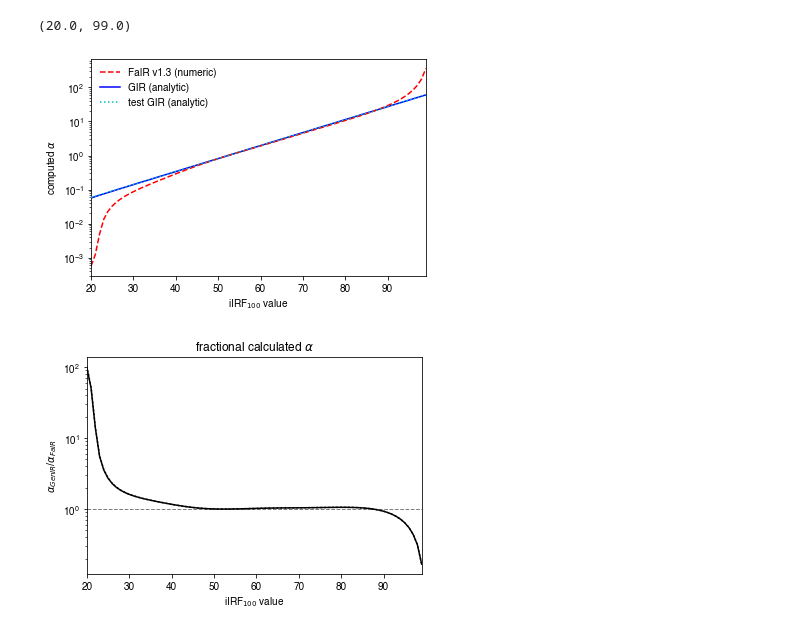
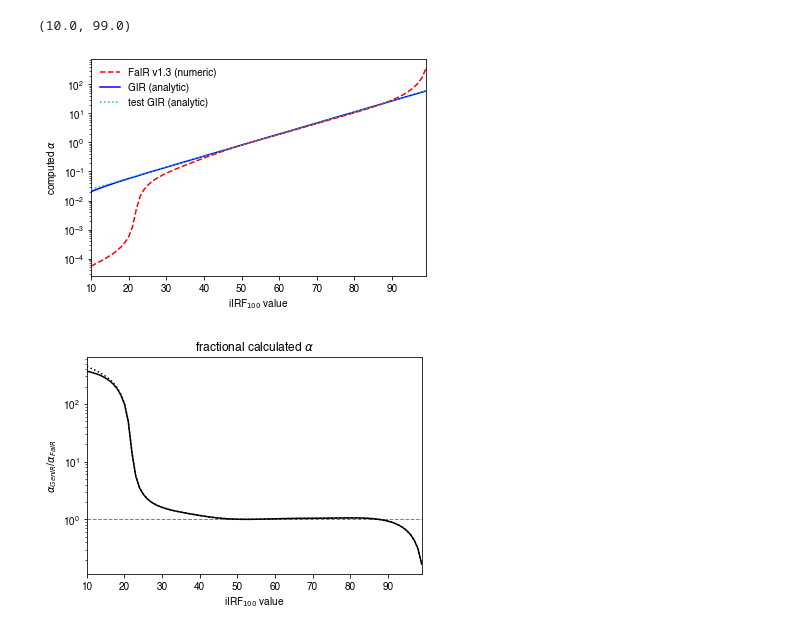
Before and after one commit to njleach/GIR, a Jupyter notebook: GIR/notebooks/model_description_plots.ipynb, the cells around one changed output. Saved outputs shown, nothing was run; the diff lists cells and outputs as text; code cells hidden in the pictures.

```diff
--- a/GIR/notebooks/model_description_plots.ipynb
+++ b/GIR/notebooks/model_description_plots.ipynb
@@ -109,38 +109,38 @@ def GIR_iIRF(alpha,a,tau):
     g1 = np.sum( a * tau * ( 1. - ( 1. + 100/tau ) * np.exp(-100/tau) ), axis=-1 )
     g0 = ( np.sinh( np.sum( a * tau * ( 1. - np.exp(-100/tau) ) , axis=-1) / g1 ) )**(-1.)
 
     return g1*np.arcsinh(alpha/g0)
 
-iIRF_calc = np.arange(20,100)
+iIRF_calc = np.arange(10,100)
 
-FaIR_calc = sp.optimize.root(FaIR_alpha,np.full(iIRF_calc.size,1),args=(iIRF_calc,a,tau),method='lm').x
+FaIR_calc = np.array([sp.optimize.minimize(FaIR_alpha,np.array([1]),args=(x,a,tau),method='nelder-mead').x for x in iIRF_calc]).flatten()
 
 GenIR_calc = GIR_alpha(iIRF_calc,a,tau)
 test_GenIR_calc = test_GIR_alpha(iIRF_calc,a,tau)
 
 plt.semilogy(iIRF_calc,FaIR_calc,'r--',label='FaIR v1.3 (numeric)')
 plt.semilogy(iIRF_calc,GenIR_calc,'b',label='GIR (analytic)',zorder=0)
 plt.semilogy(iIRF_calc,test_GenIR_calc,'c:',label='test GIR (analytic)',zorder=10)
 plt.xlabel('iIRF$_{100}$ value')
 plt.ylabel(r'computed $\alpha$')
 plt.legend()
 plt.xlim(iIRF_calc[0],iIRF_calc[-1])
 
 # plt.savefig('./Final_figures/iIRF100_numeric_analytic.pdf',bbox_inches='tight')
 
 plt.figure()
 
 plt.semilogy(iIRF_calc,GenIR_calc/FaIR_calc,'k')
 plt.semilogy(iIRF_calc,test_GenIR_calc/FaIR_calc,'k',ls=':')
 plt.axhline(1,color='grey',linestyle='--',zorder=0,linewidth=1)
 plt.title(r'fractional calculated $\alpha$')
 plt.xlabel('iIRF$_{100}$ value')
 plt.ylabel(r'$\alpha_{GenIR}$/$\alpha_{FaIR}$')
 plt.xlim(iIRF_calc[0],iIRF_calc[-1])
 # %% [output]
-(20.0, 99.0)
+(10.0, 99.0)
-[figure, old version]
+[figure, new version]
-[figure, old version]
+[figure, new version]
 # %%
 F1 = np.sum( a * tau * ( 1. - ( 1. + 100/tau ) * np.exp(-100/tau) ), axis=-1 )
 F2 = np.sum( a * tau * ( 1. - np.exp(-100/tau) ) , axis=-1)
```
Also changed, not shown: 1 other file.
